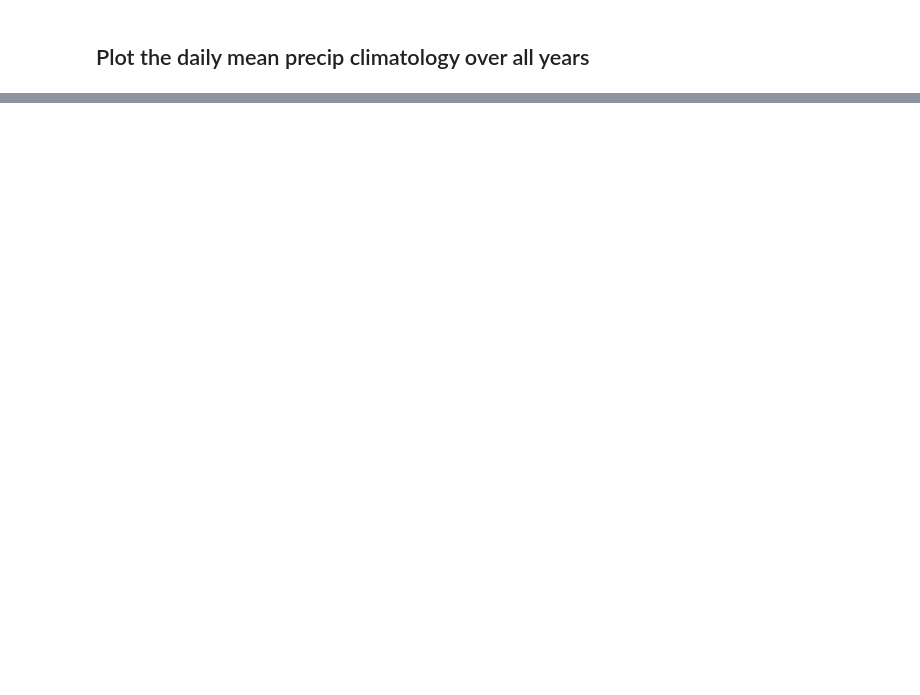
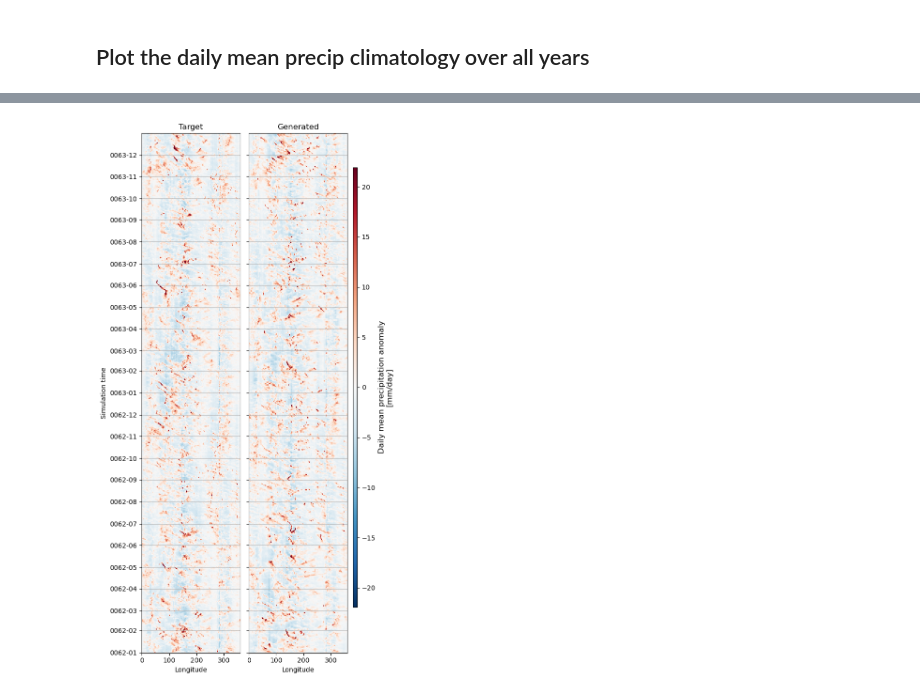
Before and after one commit to ai2cm/e3sm-v2-fme-manuscript, a Jupyter notebook: notebooks/hovmoller.ipynb, the cells around one changed output, grey strips where cells are left out. Saved outputs shown, nothing was run; the diff lists cells and outputs as text; code cells hidden in the pictures; blank space fills up the shorter version.

Commit message:
Update Hovmoller notebook

```diff
--- a/notebooks/hovmoller.ipynb
+++ b/notebooks/hovmoller.ipynb
@@ -121,0 +131,9 @@ fig.savefig(os.path.join(OUTDIR, f"{FIG_PREFIX}_fig4.png"), bbox_inches="tight")
+# %%
+with ProgressBar():
+    da_daily_mean = da.sel(lat=LAT_SLICE).resample(time="1D").mean("time")
+    da_anom = compute_daily_anomalies(
+        da_daily_mean,
+        smoothed=True,
+    )
+    da_anom_rollmean = remove_rolling_mean(da_anom, samples_per_day=1)
+    da_anom_lat_mean = da_anom_rollmean.mean("lat").compute()
@@ -121,0 +158,25 @@ fig.savefig(os.path.join(OUTDIR, f"{FIG_PREFIX}_fig4.png"), bbox_inches="tight")
+# %%
+vmax_abs = np.quantile(np.abs(da_anom_lat_mean.isel(time=slice(-730, None))), 0.999)
+
+fig, axs = plot_hovmoller_by_lon(
+    da_anom_lat_mean.isel(time=slice(-730, None)),
+    var_name="precipitation anomaly",
+    norm=TwoSlopeNorm(0.0, -vmax_abs, vmax_abs),
+    cmap="RdBu_r"
+)
+
+yticks = xr.cftime_range(
+    da_anom_lat_mean["time"][-730].item(),
+    da_anom_lat_mean["time"][-1].item(),
+    freq="MS",
+    calendar="noleap"
+).values
+
+axs[0].set_yticks(yticks)
+axs[0].yaxis.set_major_formatter(CFTimeFormatter("%Y-%m", "noleap"))
+axs[0].grid(axis="y")
+axs[1].grid(axis="y")
+
+fig.show()
+# %% [output]
+[figure, added]
```
Also changed, not shown: parts of 17 cells of this notebook, 1 other file.
